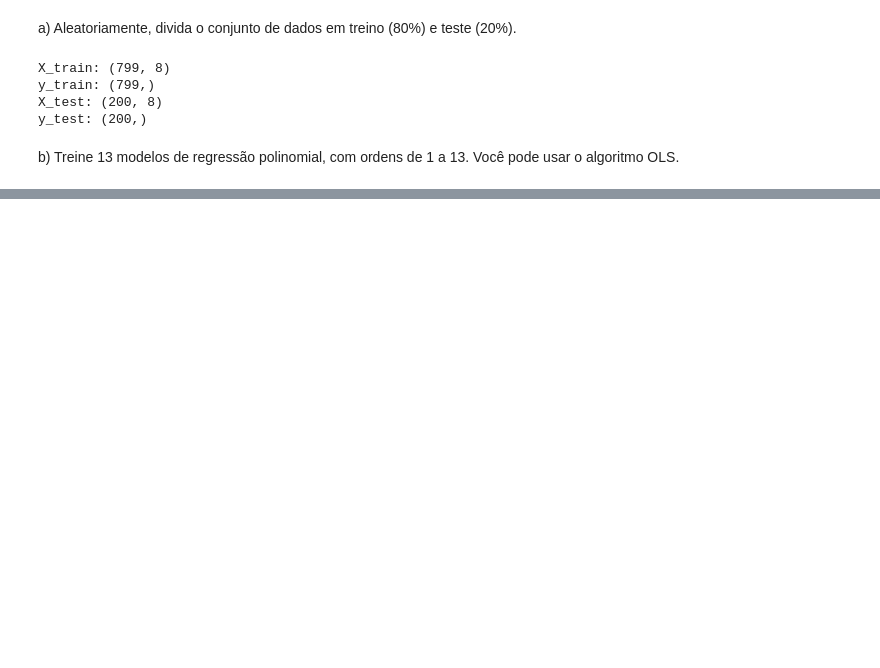
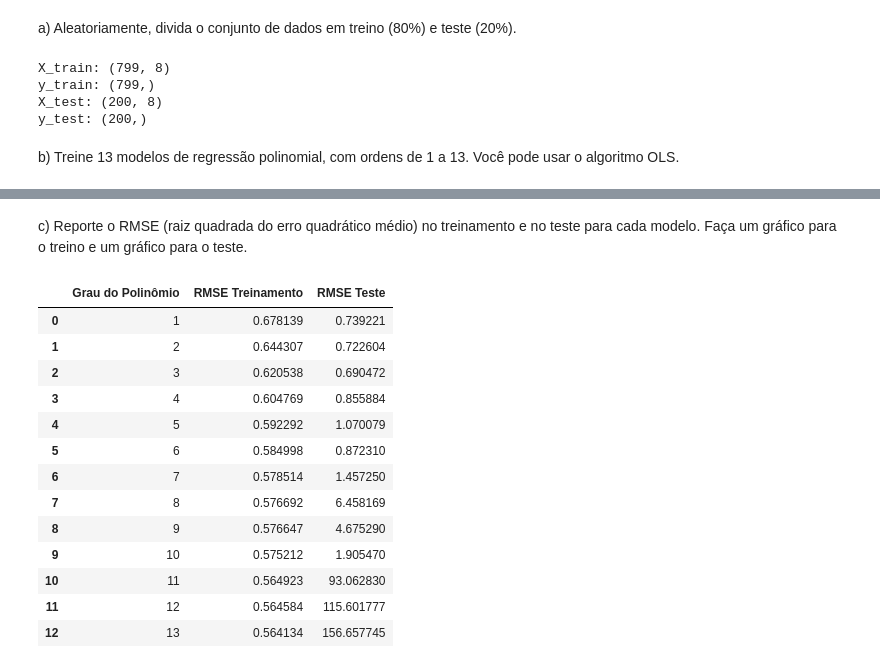
Before and after one commit to CaioPassos3/AprendizagemDeMaquina, a Jupyter notebook: Lista1_AprendizagemDeMáquina.ipynb, the cells around one changed output, grey strips where cells are left out. Saved outputs shown, nothing was run; the diff lists cells and outputs as text; code cells hidden in the pictures; blank space fills up the shorter version.

```diff
--- a/Lista1_AprendizagemDeMáquina.ipynb
+++ b/Lista1_AprendizagemDeMáquina.ipynb
@@ -399,0 +301,22 @@ Grau 8: número de coeficientes = 12870
+# %%
+def regressao_polinomial(X: np.ndarray, y: np.ndarray, grau: int = 1, algoritmo: str = 'OLS',
+                         alpha: float=0.01, epochs: int=1000) -> Tuple[np.ndarray, float]:
+
+    concatena: Callable = np.column_stack
+    new_X = X.copy()  # Cria uma cópia de X.
+    # Concatena as potências de X.
+    for i in range(2, grau+1):
+        new_X = concatena((new_X, X**i))
+    # Em cada caso, recebe o vetor de pesos e o eqm e calcula o RMSE.
+    # No caso do GD e GDE, é necessário acessar o último eqm.
+    if algoritmo == 'OLS':
+        w, eqm = regressao_linear_ols(new_X, y)
+        return w, eqm**0.5
+    elif algoritmo == 'GD':
+        w, eqms = regressao_linear_gd(new_X, y, alpha, epochs)
+        return w, (eqms[-1])**0.5
+    elif algoritmo == 'GDE':
+        w, eqms = regressao_linear_gde(new_X, y, alpha, epochs)
+        return w, (eqms[-1])**0.5
+    else:
+        raise ValueError(f'Algoritmo [{algoritmo}] não implementado.')
@@ -399,0 +344,28 @@ Grau 8: número de coeficientes = 12870
+# %% [markdown]
+c) Reporte o RMSE (raiz quadrada do erro quadrático médio) no treinamento
+e no teste para cada modelo. Faça um gráfico para o treino e um gráfico
+para o teste.
+# %%
+# Criando um DataFrame com os resultados de RMSE para treino e teste
+rmse_df = pd.DataFrame({
+    "Grau do Polinômio": list(graus),
+    "RMSE Treinamento": rmses_train,
+    "RMSE Teste": rmses_test
+})
+
+rmse_df
+# %% [output]
+|  | Grau do Polinômio | RMSE Treinamento | RMSE Teste |
+| 0 | 1 | 0.678139 | 0.739221 |
+| 1 | 2 | 0.644307 | 0.722604 |
+| 2 | 3 | 0.620538 | 0.690472 |
+| 3 | 4 | 0.604769 | 0.855884 |
+| 4 | 5 | 0.592292 | 1.070079 |
+| 5 | 6 | 0.584998 | 0.872310 |
+| 6 | 7 | 0.578514 | 1.457250 |
+| 7 | 8 | 0.576692 | 6.458169 |
+| 8 | 9 | 0.576647 | 4.675290 |
+| 9 | 10 | 0.575212 | 1.905470 |
+| 10 | 11 | 0.564923 | 93.062830 |
+| 11 | 12 | 0.564584 | 115.601777 |
+| 12 | 13 | 0.564134 | 156.657745 |
```
Also changed, not shown: parts of 13 cells of this notebook.
